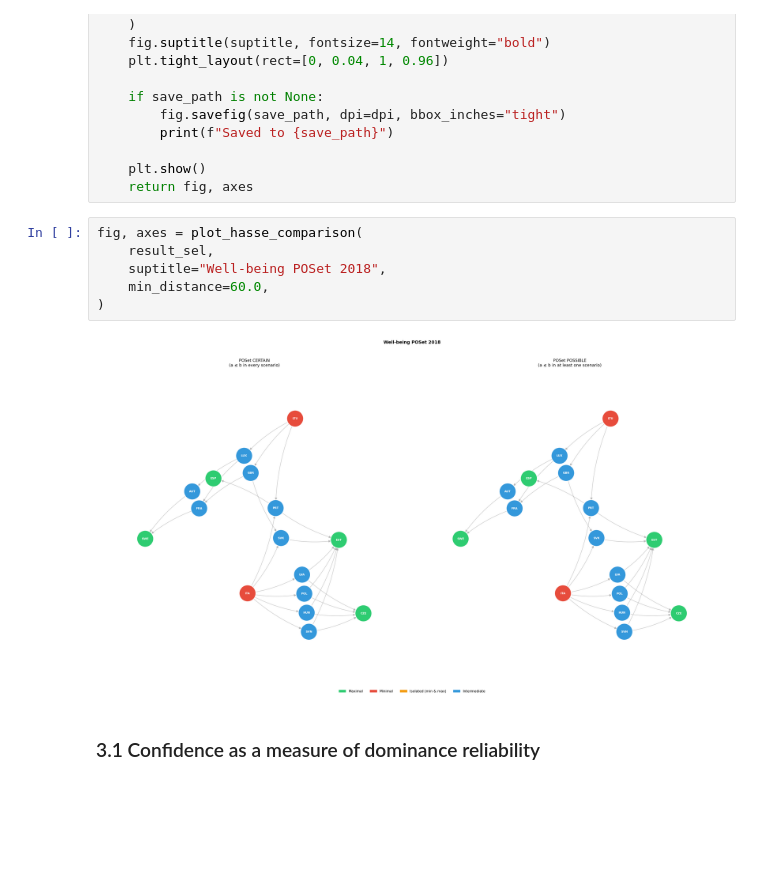
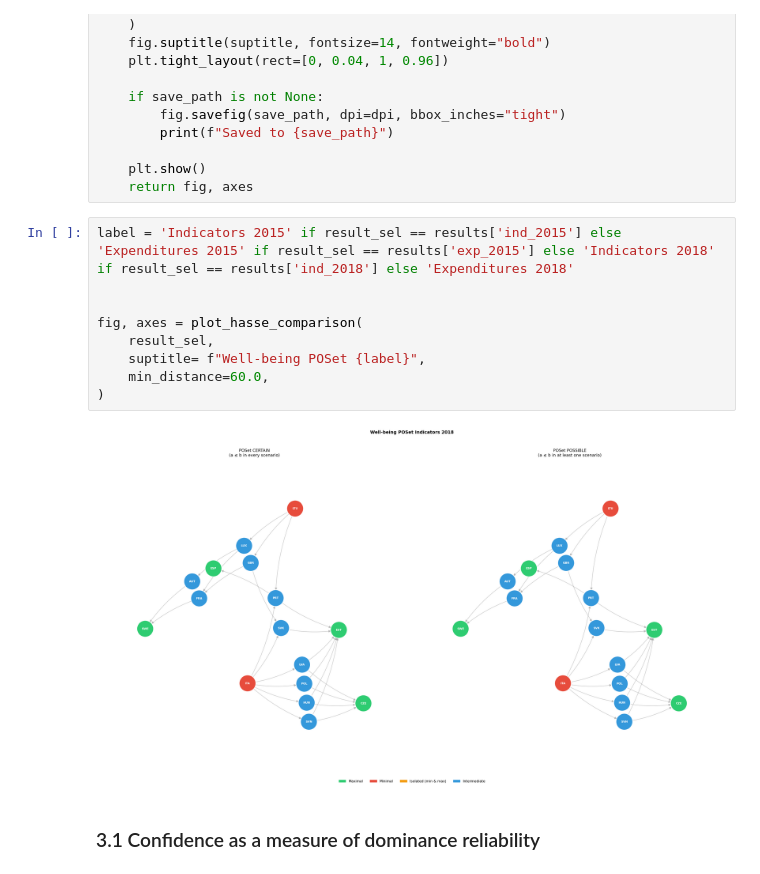
Before and after one commit to MarcoManduca/child_well-being, a Jupyter notebook: notebooks/050_Poset_creator.ipynb, the cells around one changed output. Drawn from its saved outputs; the diff is of its cells as text; blank space fills up the shorter version.

Commit message:
refactor: replace hardcoded year variables with dynamic f-strings for plot titles and file exports

```diff
--- a/notebooks/050_Poset_creator.ipynb
+++ b/notebooks/050_Poset_creator.ipynb
@@ -590,13 +590,16 @@ def plot_hasse_comparison(
     plt.show()
     return fig, axes
 # %%
+label = 'Indicators 2015' if result_sel == results['ind_2015'] else 'Expenditures 2015' if result_sel == results['exp_2015'] else 'Indicators 2018' if result_sel == results['ind_2018'] else 'Expenditures 2018'
+
+
 fig, axes = plot_hasse_comparison(
     result_sel,
-    suptitle="Well-being POSet 2018",
+    suptitle= f"Well-being POSet {label}",
     min_distance=60.0,
 )
 # %% [output]
-[figure, old version]
+[figure, new version]
 # %% [markdown]
 ### 3.1 Confidence as a measure of dominance reliability
 # %%
```
